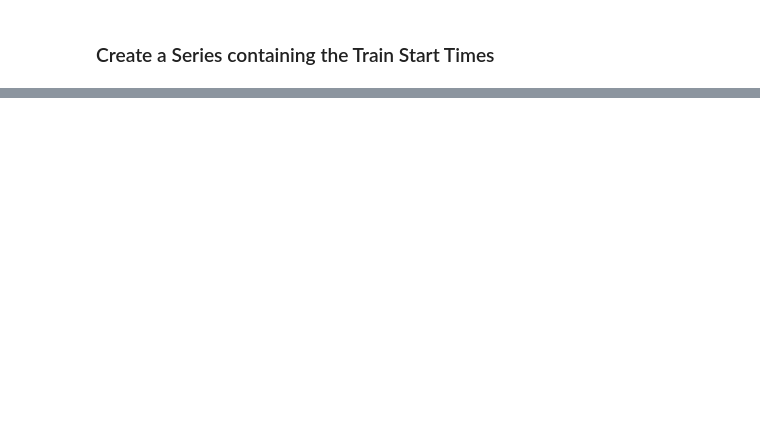
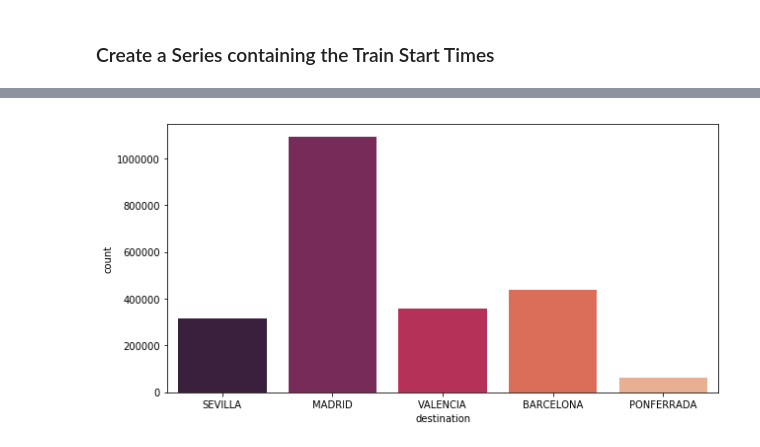
Before and after one commit to iamtheshazbot/Kaggle-Spanish, a Jupyter notebook: Untitled.ipynb, the cells around one changed output, grey strips where cells are left out. Drawn from its saved outputs; the diff is of its cells as text; code cells hidden in the pictures; blank space fills up the shorter version.

```diff
--- a/Untitled.ipynb
+++ b/Untitled.ipynb
@@ -88,0 +107,6 @@ Name: start_date, dtype: object
+# %%
+plt.subplots(figsize=(10,5))
+sns.countplot("destination", data=data, palette="rocket")
+plt.show()
+# %% [output]
+[figure, added]
```
Also changed, not shown: parts of 10 cells of this notebook.
